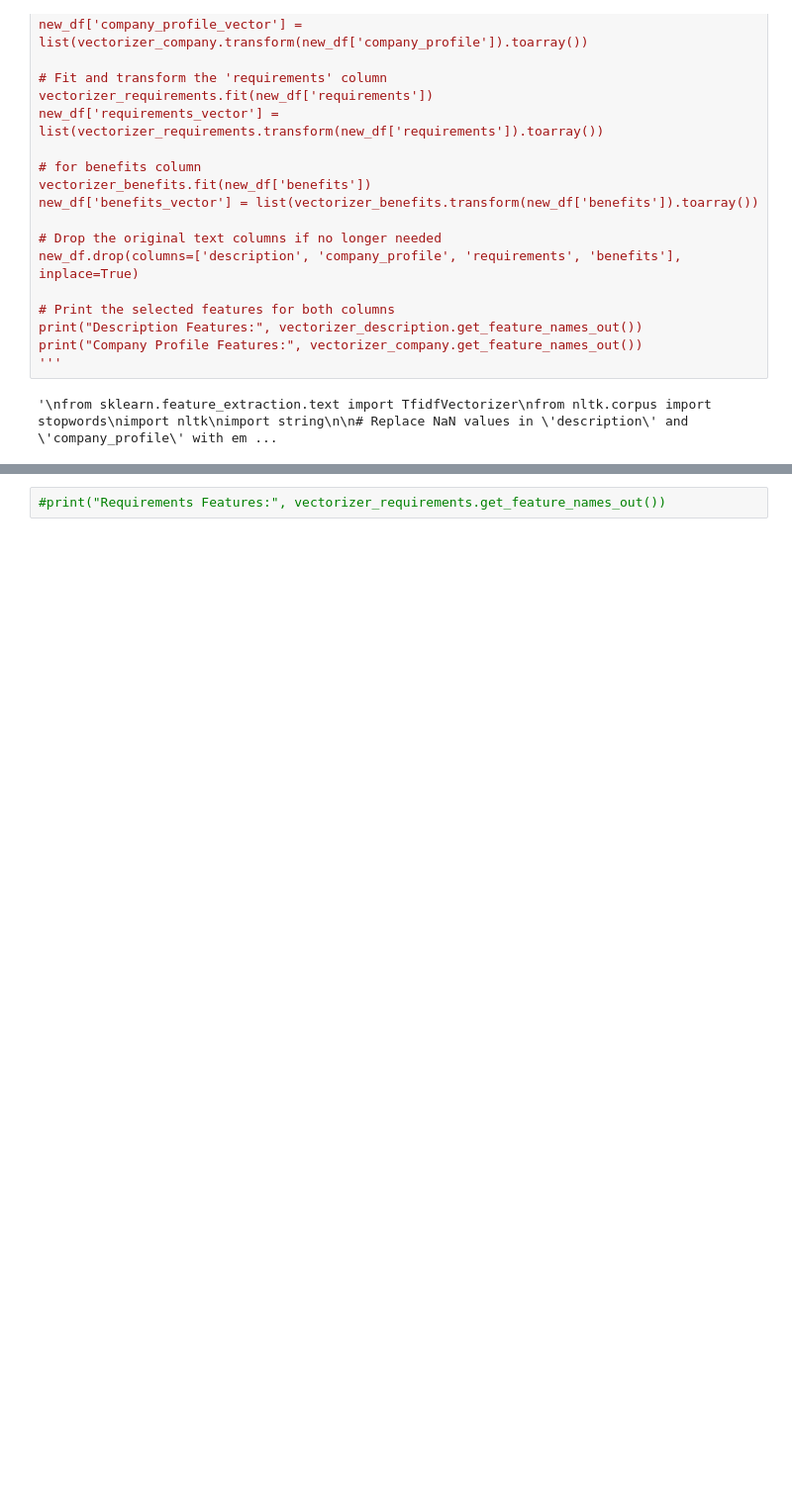
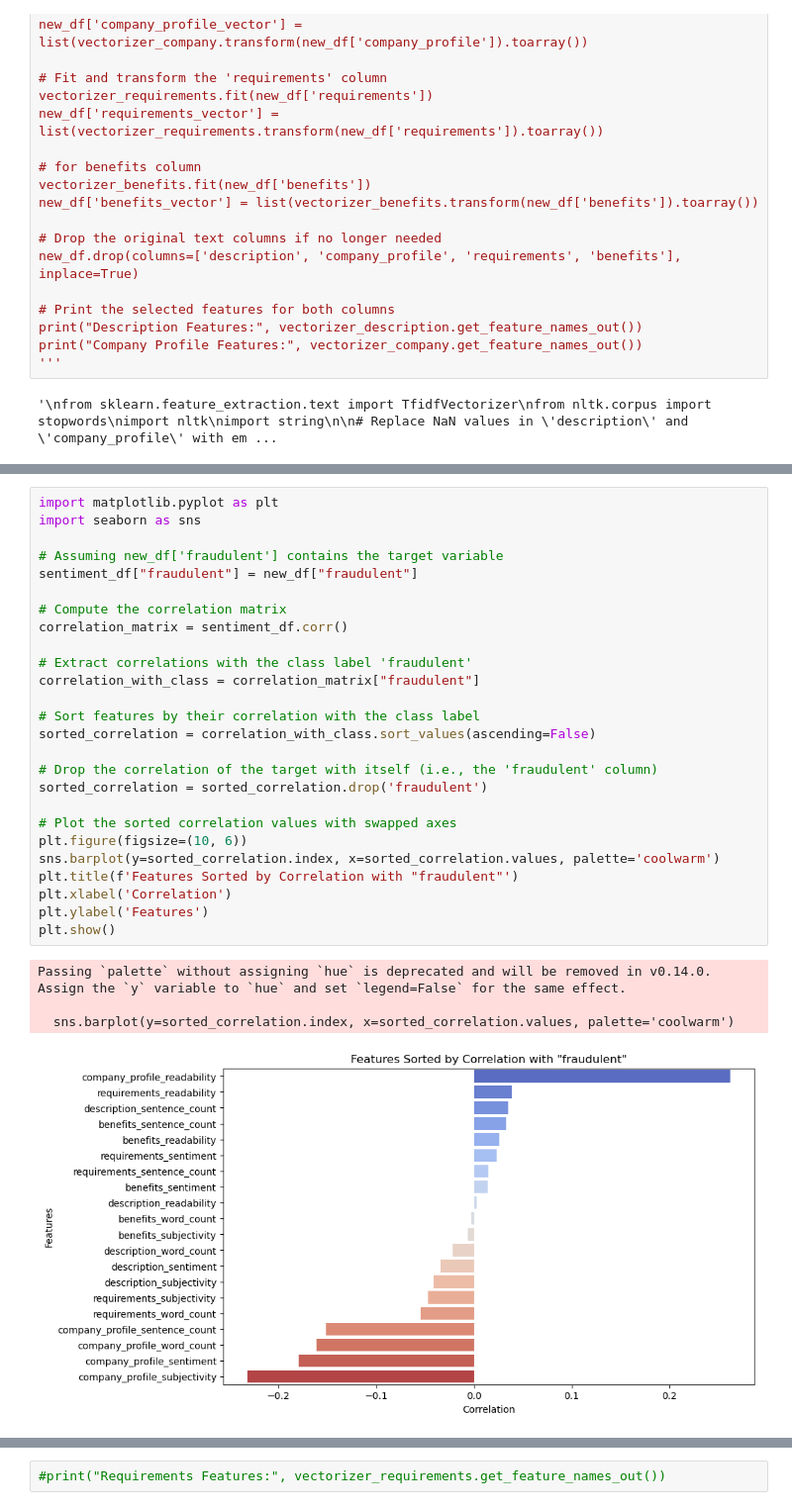
Before and after one commit to ecw70574/dsci2_final_project, a Jupyter notebook: TestingVectorization.ipynb, the cells around one changed output, grey strips where cells are left out. Shown at 99% size. Saved outputs shown, nothing was run; the diff lists cells and outputs as text; blank space fills up the shorter version.

```diff
--- a/TestingVectorization.ipynb
+++ b/TestingVectorization.ipynb
@@ -420,0 +501,31 @@ Benefits Features: ['base salary', 'benefits include', 'benefits including', 'be
+# %%
+import matplotlib.pyplot as plt
+import seaborn as sns
+
+# Assuming new_df['fraudulent'] contains the target variable
+sentiment_df["fraudulent"] = new_df["fraudulent"]
+
+# Compute the correlation matrix
+correlation_matrix = sentiment_df.corr()
+
+# Extract correlations with the class label 'fraudulent'
+correlation_with_class = correlation_matrix["fraudulent"]
+
+# Sort features by their correlation with the class label
+sorted_correlation = correlation_with_class.sort_values(ascending=False)
+
+# Drop the correlation of the target with itself (i.e., the 'fraudulent' column)
+sorted_correlation = sorted_correlation.drop('fraudulent')
+
+# Plot the sorted correlation values with swapped axes
+plt.figure(figsize=(10, 6))
+sns.barplot(y=sorted_correlation.index, x=sorted_correlation.values, palette='coolwarm')
+plt.title(f'Features Sorted by Correlation with "fraudulent"')
+plt.xlabel('Correlation')
+plt.ylabel('Features')
+plt.show()
+# %% [output]
+Passing `palette` without assigning `hue` is deprecated and will be removed in v0.14.0. Assign the `y` variable to `hue` and set `legend=False` for the same effect.
+
+  sns.barplot(y=sorted_correlation.index, x=sorted_correlation.values, palette='coolwarm')
+[figure, added]
```
Also changed, not shown: parts of 22 cells of this notebook.
